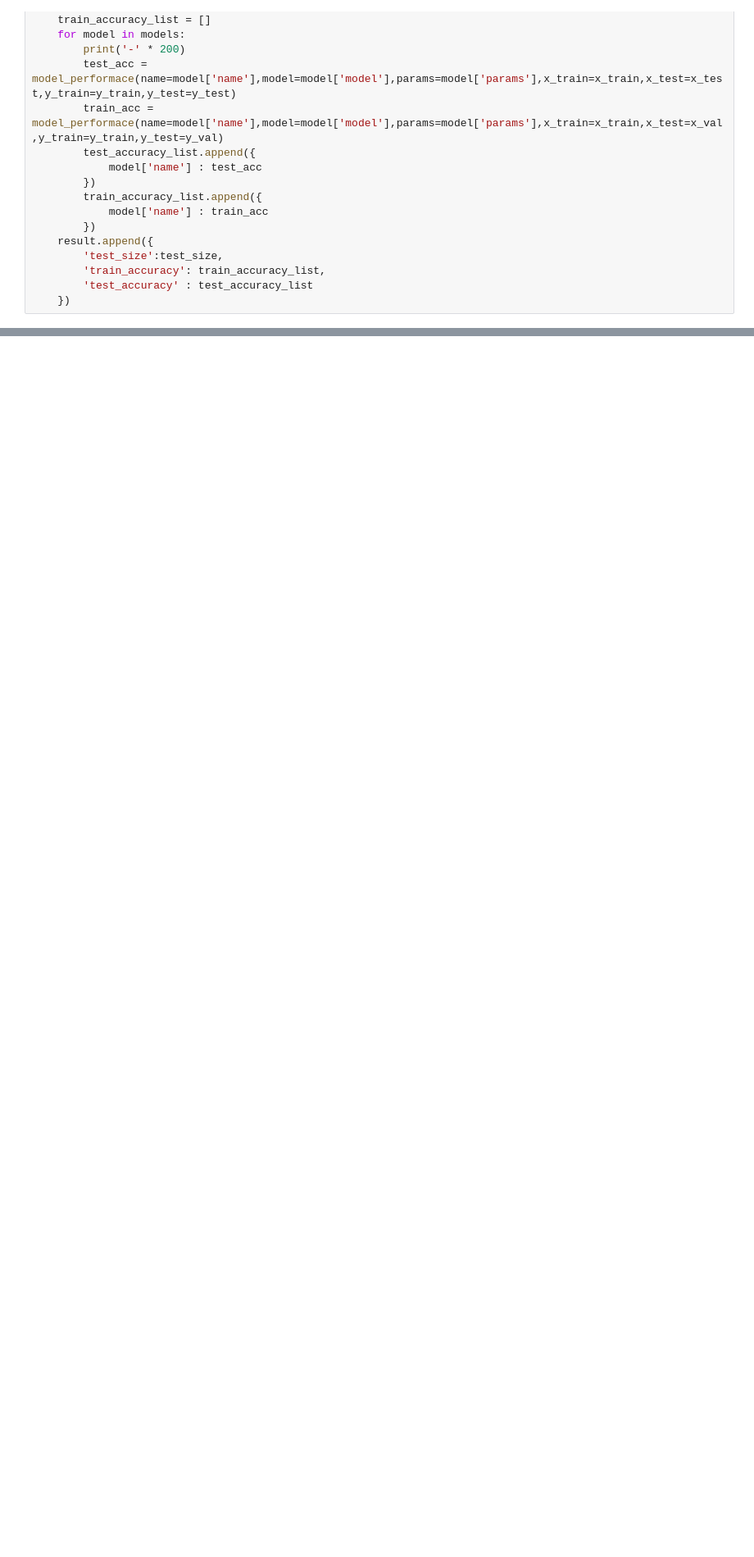
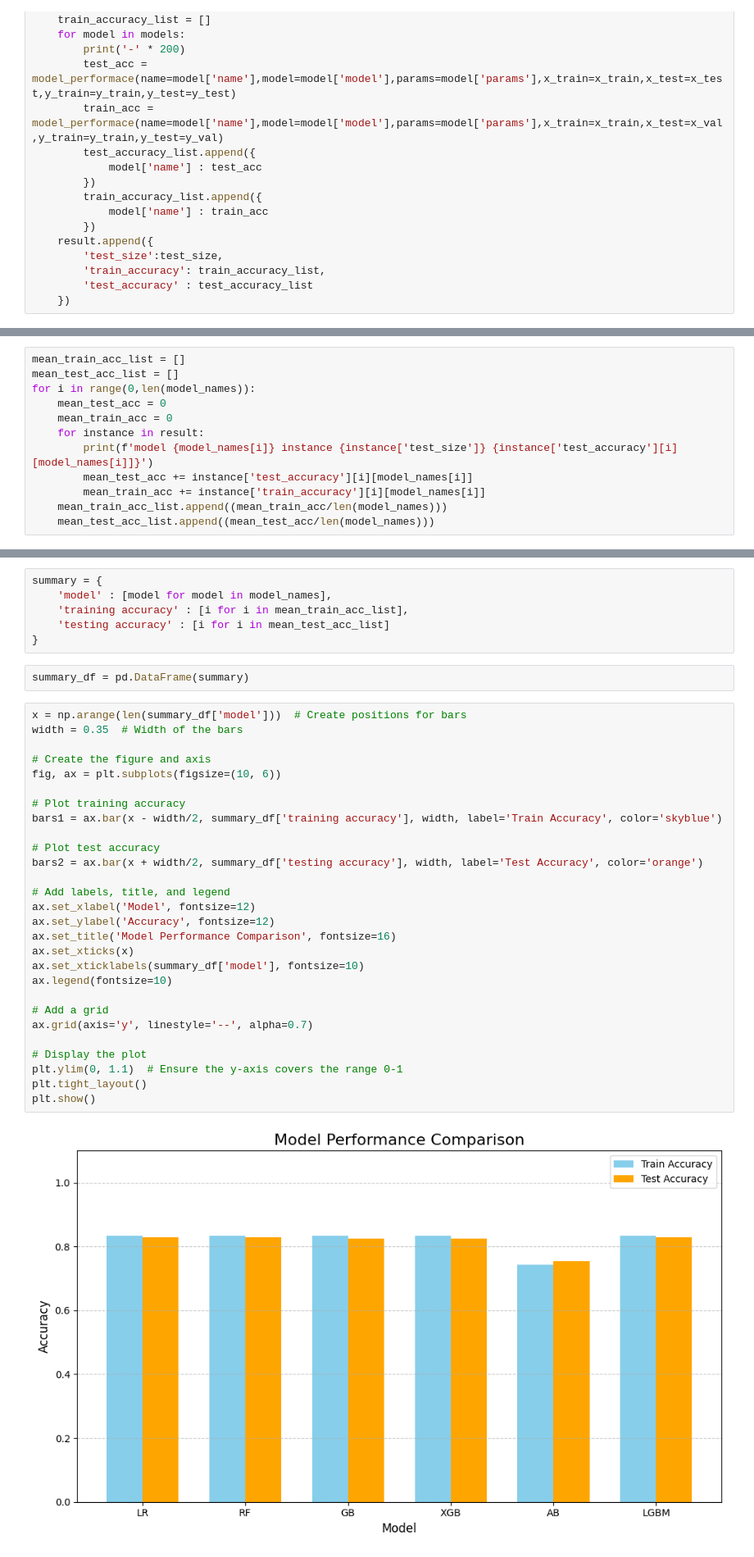
Before and after one commit to ABIR-CSE-2125/Cancer_Classification, a Jupyter notebook: main.ipynb, the cells around one changed output, grey strips where cells are left out. Shown: that part at 82% size. Drawn from its saved outputs; the diff is of its cells as text; blank space fills up the shorter version.

Commit message:
Result summary

```diff
--- a/main.ipynb
+++ b/main.ipynb
@@ -351,0 +318,12 @@ result
+# %%
+mean_train_acc_list = []
+mean_test_acc_list = []
+for i in range(0,len(model_names)):
+    mean_test_acc = 0
+    mean_train_acc = 0
+    for instance in result:
+        print(f'model {model_names[i]} instance {instance['test_size']} {instance['test_accuracy'][i][model_names[i]]}')
+        mean_test_acc += instance['test_accuracy'][i][model_names[i]]
+        mean_train_acc += instance['train_accuracy'][i][model_names[i]]
+    mean_train_acc_list.append((mean_train_acc/len(model_names)))
+    mean_test_acc_list.append((mean_test_acc/len(model_names)))
@@ -351,0 +356,38 @@ result
+# %%
+summary = {
+    'model' : [model for model in model_names],
+    'training accuracy' : [i for i in mean_train_acc_list],
+    'testing accuracy' : [i for i in mean_test_acc_list]
+}
+# %%
+summary_df = pd.DataFrame(summary)
+# %%
+x = np.arange(len(summary_df['model']))  # Create positions for bars
+width = 0.35  # Width of the bars
+
+# Create the figure and axis
+fig, ax = plt.subplots(figsize=(10, 6))
+
+# Plot training accuracy
+bars1 = ax.bar(x - width/2, summary_df['training accuracy'], width, label='Train Accuracy', color='skyblue')
+
+# Plot test accuracy
+bars2 = ax.bar(x + width/2, summary_df['testing accuracy'], width, label='Test Accuracy', color='orange')
+
+# Add labels, title, and legend
+ax.set_xlabel('Model', fontsize=12)
+ax.set_ylabel('Accuracy', fontsize=12)
+ax.set_title('Model Performance Comparison', fontsize=16)
+ax.set_xticks(x)
+ax.set_xticklabels(summary_df['model'], fontsize=10)
+ax.legend(fontsize=10)
+
+# Add a grid
+ax.grid(axis='y', linestyle='--', alpha=0.7)
+
+# Display the plot
+plt.ylim(0, 1.1)  # Ensure the y-axis covers the range 0-1
+plt.tight_layout()
+plt.show()
+# %% [output]
+[figure, added]
```
Also changed, not shown: parts of 30 cells of this notebook, 1 other file.
